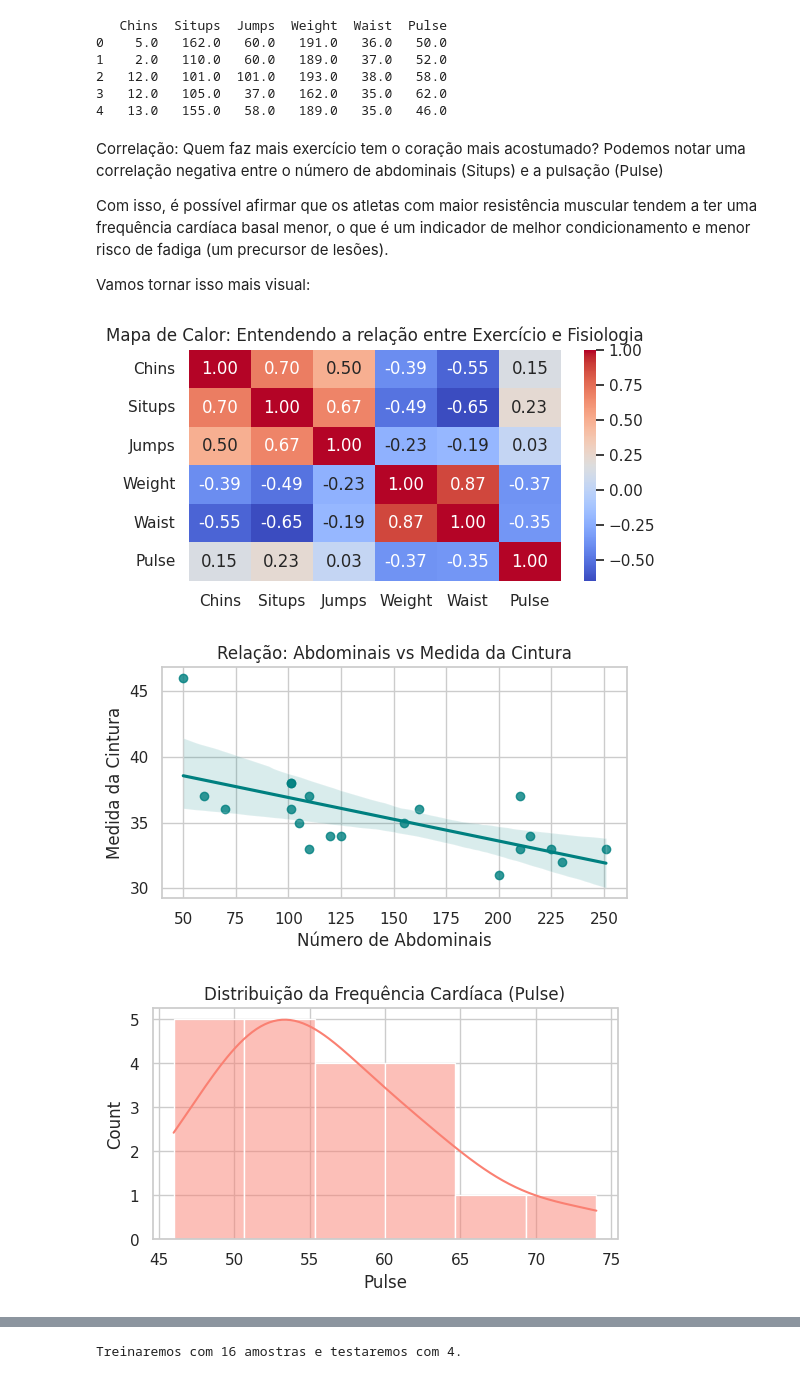
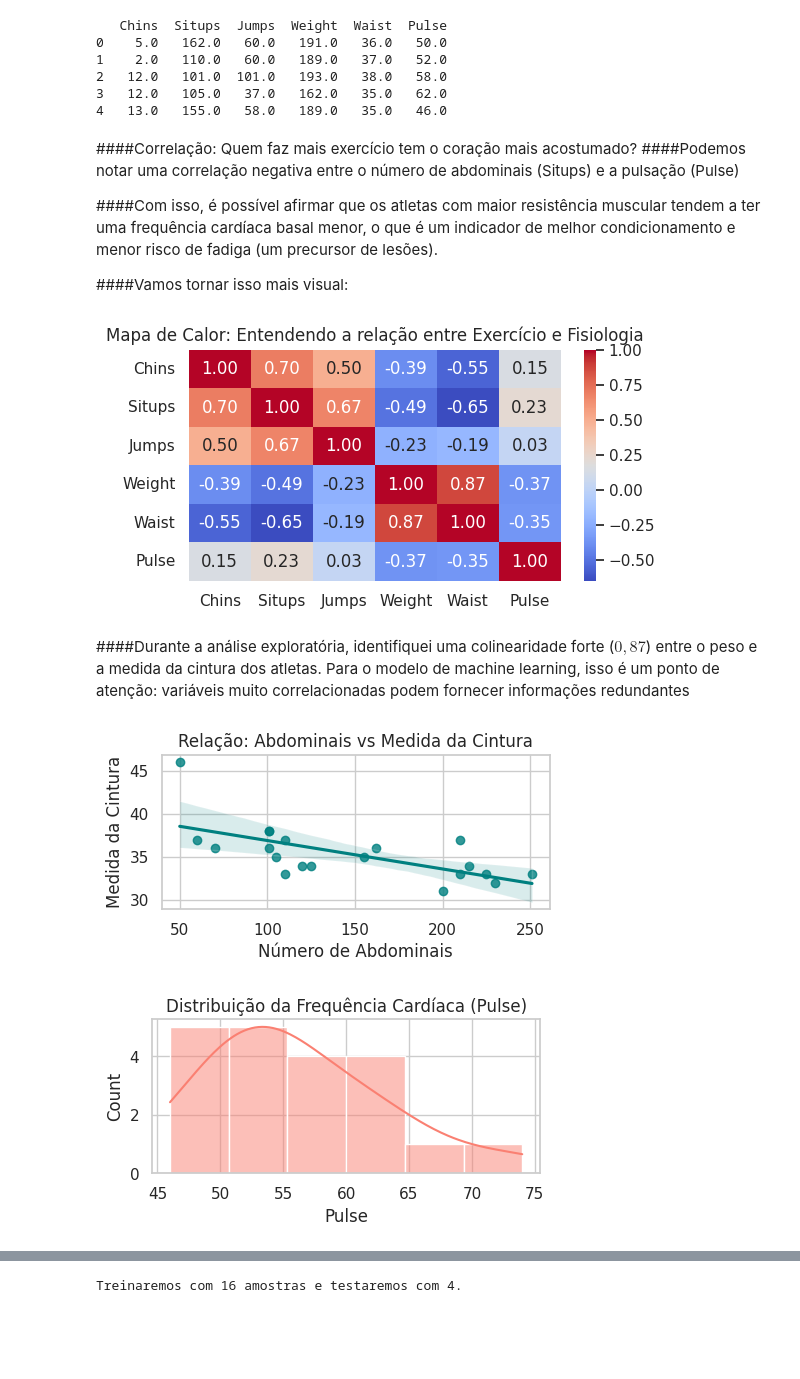
Before and after one commit to ErickCarlis/analise-performance-atletas-scikit-learn, a Jupyter notebook: Previsão_de_Indicadores_Fisiológicos_em_Atletas_com_Scikit_Learn.ipynb, the cells around one changed output, grey strips where cells are left out. Saved outputs shown, nothing was run; the diff lists cells and outputs as text; code cells hidden in the pictures; blank space fills up the shorter version.

```diff
--- a/Previsão_de_Indicadores_Fisiológicos_em_Atletas_com_Scikit_Learn.ipynb
+++ b/Previsão_de_Indicadores_Fisiológicos_em_Atletas_com_Scikit_Learn.ipynb
@@ -25,40 +31,43 @@ print(df_completo.head())
 3   12.0   105.0   37.0   162.0   35.0   62.0
 4   13.0   155.0   58.0   189.0   35.0   46.0
 # %% [markdown]
-Correlação: Quem faz mais exercício tem o coração mais acostumado?
-Podemos notar uma correlação negativa entre o número de abdominais (Situps) e a pulsação (Pulse)
+####Correlação: Quem faz mais exercício tem o coração mais acostumado?
+####Podemos notar uma correlação negativa entre o número de abdominais (Situps) e a pulsação (Pulse)
 
-Com isso, é possível afirmar que os atletas com maior resistência muscular tendem a ter uma frequência cardíaca basal menor, o que é um indicador de melhor condicionamento e menor risco de fadiga (um precursor de lesões).
+####Com isso, é possível afirmar que os atletas com maior resistência muscular tendem a ter uma frequência cardíaca basal menor, o que é um indicador de melhor condicionamento e menor risco de fadiga (um precursor de lesões).
 
-Vamos tornar isso mais visual:
+####Vamos tornar isso mais visual:
+# %%
+import matplotlib.pyplot as plt
+import seaborn as sns
+
+# Configurando o estilo dos gráficos
+sns.set_theme(style="whitegrid")
+
+# 1. Mapa de Calor (Correlação)
+plt.figure(figsize=(6, 3))
+sns.heatmap(df_completo.corr(), annot=True, cmap='coolwarm', fmt=".2f")
+plt.title('Mapa de Calor: Entendendo a relação entre Exercício e Fisiologia')
+plt.show()
+# %% [output]
+[figure, added]
+# %% [markdown]
+####Durante a análise exploratória, identifiquei uma colinearidade forte ($0,87$) entre o peso e a medida da cintura dos atletas. Para o modelo de machine learning, isso é um ponto de atenção: variáveis muito correlacionadas podem fornecer informações redundantes
 # %%
-import matplotlib.pyplot as plt
-import seaborn as sns
-
-# Configurando o estilo dos gráficos
-sns.set_theme(style="whitegrid")
-
-# 1. Mapa de Calor (Correlação)
-plt.figure(figsize=(6, 3))
-sns.heatmap(df_completo.corr(), annot=True, cmap='coolwarm', fmt=".2f")
-plt.title('Mapa de Calor: Entendendo a relação entre Exercício e Fisiologia')
-plt.show()
-
 # 2. Relação entre Abdominais e Cintura (Exemplo de insight de saúde)
-plt.figure(figsize=(6, 3))
+plt.figure(figsize=(5, 2))
 sns.regplot(data=df_completo, x='Situps', y='Waist', color='teal')
 plt.title('Relação: Abdominais vs Medida da Cintura')
 plt.xlabel('Número de Abdominais')
 plt.ylabel('Medida da Cintura')
 plt.show()
 
 # 3. Distribuição da Pulsação (Para ver se os atletas são homogêneos)
-plt.figure(figsize=(6, 3))
+plt.figure(figsize=(5, 2))
 sns.histplot(df_completo['Pulse'], kde=True, color='salmon')
 plt.title('Distribuição da Frequência Cardíaca (Pulse)')
 plt.show()
 # %% [output]
-[figure, old version]
+[figure, new version]
-[figure, old version]
+[figure, new version]
-[figure, removed]
 # %% [markdown]
```
Also changed, not shown: parts of 11 cells of this notebook.
